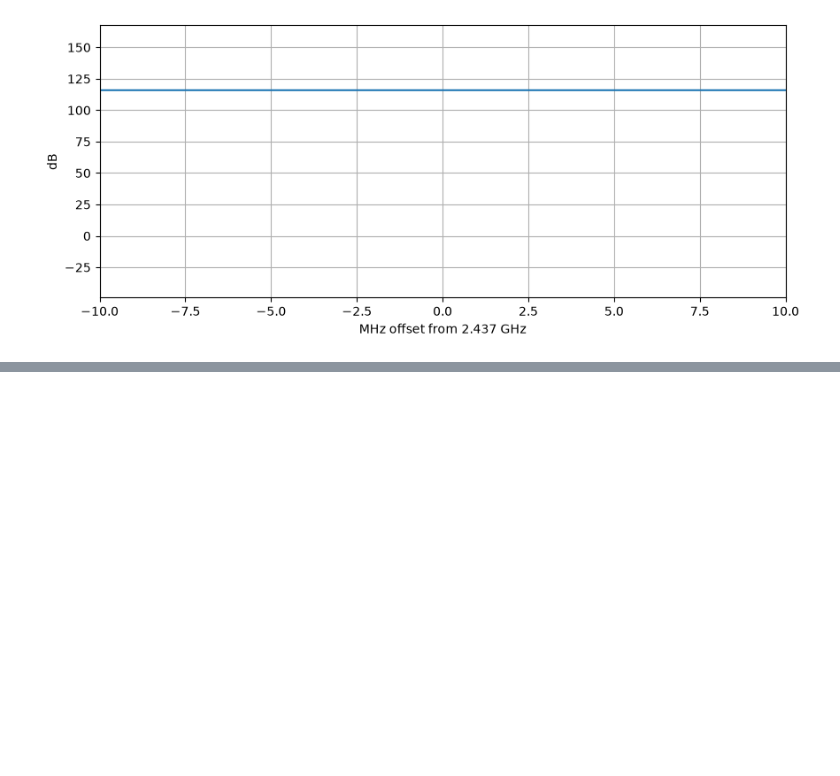
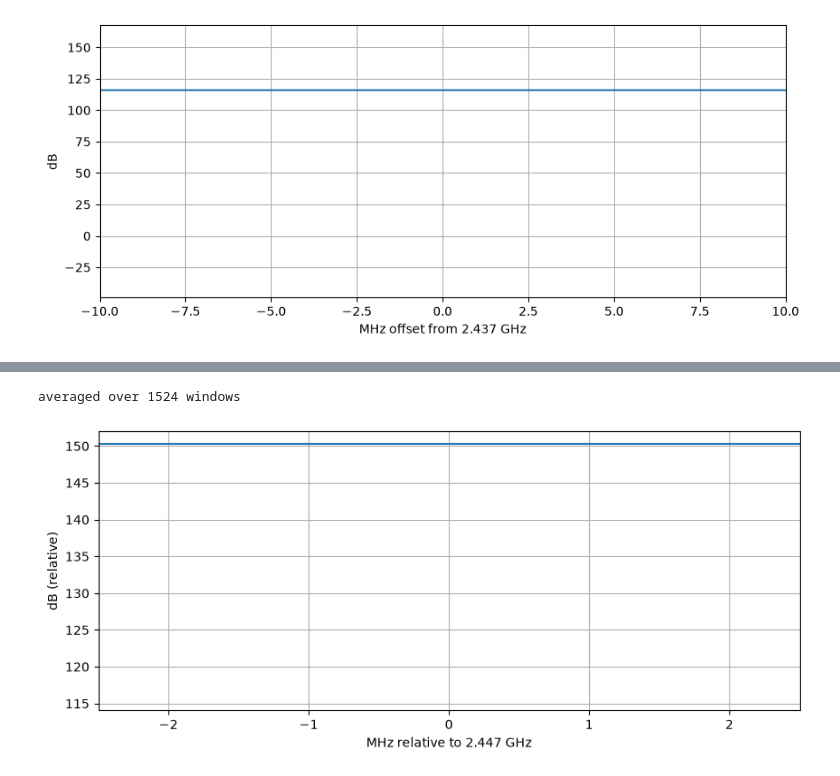
Before and after one commit to anishsheth05/birriaSDR_plus, a Jupyter notebook: process captures.ipynb, the cells around one changed output, grey strips where cells are left out. Cells and saved outputs as stored; diff of their text form; code cells hidden in the pictures; blank space fills up the shorter version.

```diff
--- a/process captures.ipynb
+++ b/process captures.ipynb
@@ -206,0 +219,32 @@ np.fromfile("capture2.cs16", dtype=np.int16).astype(np.float32).tofile("capture2
+# %%
+import numpy as np, matplotlib.pyplot as plt
+
+fs, center = 10_000_000, 2.447e9     # must match your --rate / --frequency
+seg = 65536                          # 655 µs window at 10 MSps
+
+raw = np.fromfile("wifi.cs16", dtype=np.int16)
+n_pairs = raw.size // 2
+x = (raw[:2*n_pairs].astype(np.float32)).view(np.complex64)
+x = x - x.mean()
+
+w   = np.hanning(seg).astype(np.float32)
+hop = seg // 2
+P   = np.zeros(seg, dtype=np.float32)   # fft of complex length seg → seg bins
+n_avg = 0
+for s in range(0, x.size - seg + 1, hop):
+    P += np.abs(np.fft.fft(x[s:s+seg] * w))**2     # ← fft, not rfft
+    n_avg += 1
+print("averaged over", n_avg, "windows")
+
+# fft returns bins in 0…fs/2, then −fs/2…0 — fftshift centers them for plotting
+P = np.fft.fftshift(P)
+f = np.fft.fftshift(np.fft.fftfreq(seg, 1/fs)) * 1e6
+
+plt.figure(figsize=(10, 4))
+plt.plot(f, 10*np.log10(P + 1e-12))
+plt.xlim(-2.5, 2.5)
+plt.xlabel(f"MHz relative to {center/1e9:.3f} GHz"); plt.ylabel("dB (relative)"); plt.grid(True)
+plt.show()
+# %% [output]
+averaged over 1524 windows
+[figure, added]
```
Also changed, not shown: parts of 2 cells of this notebook, 2 other files.
